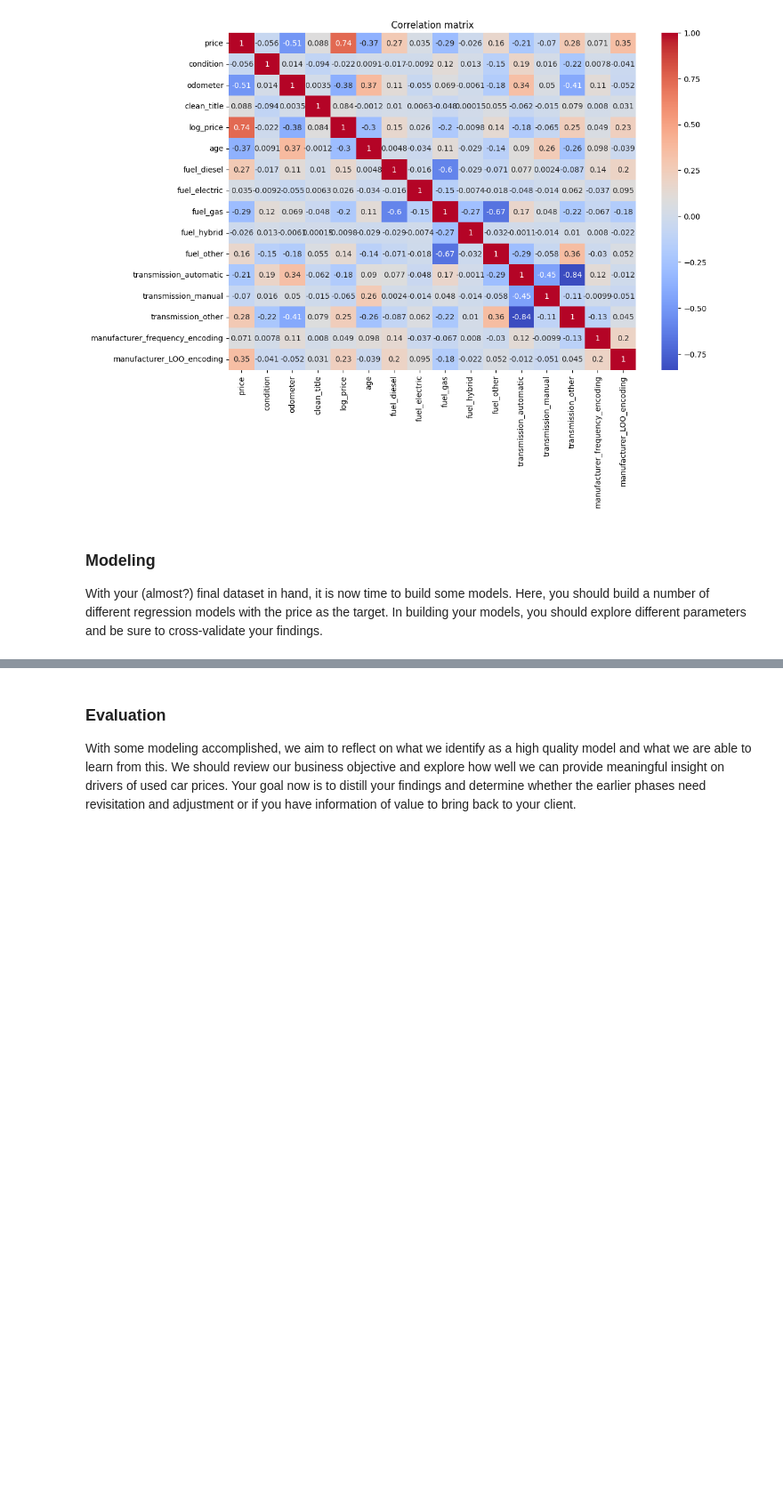
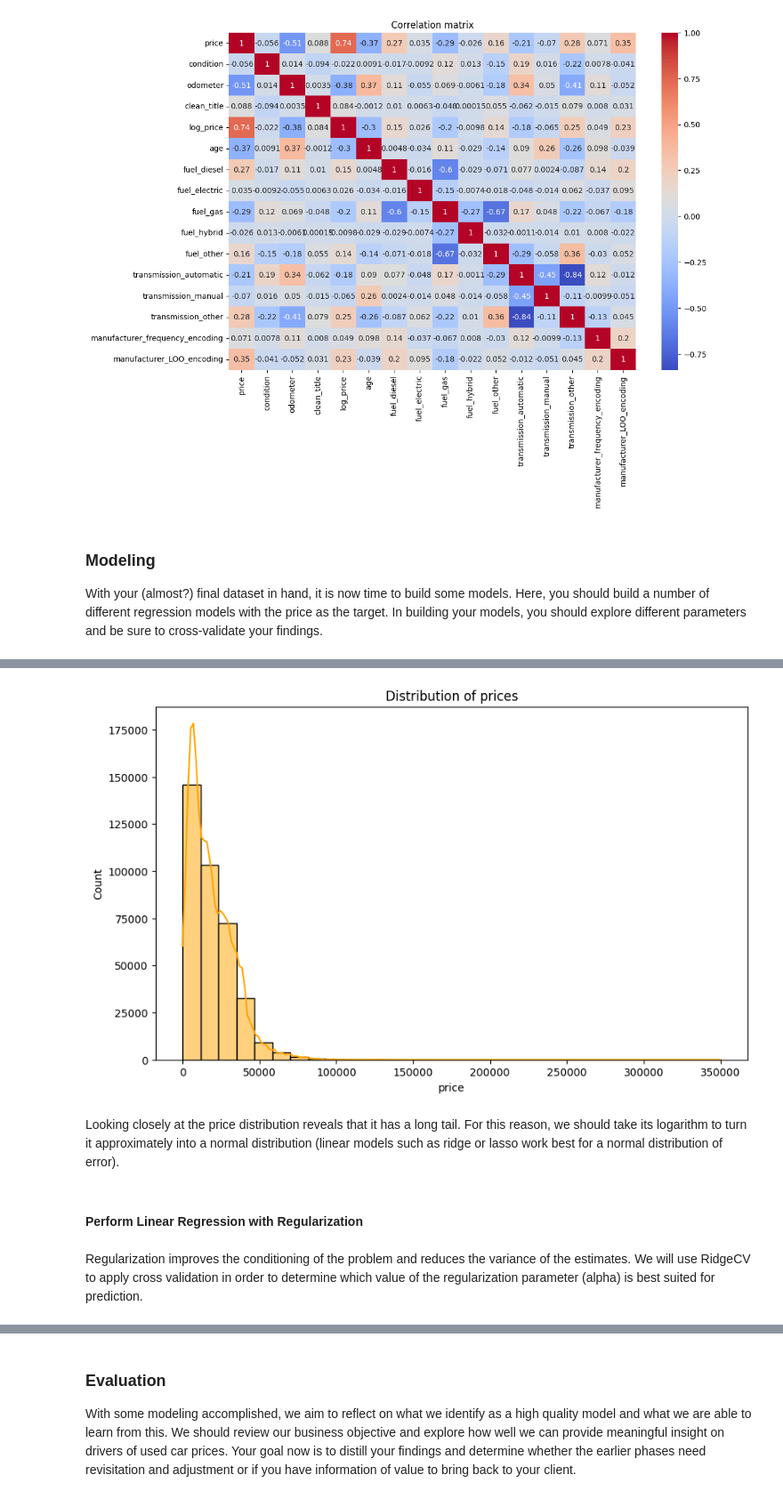
Before and after one commit to dmtrinh/used-car-prices, a Jupyter notebook: prompt_II.ipynb, the cells around one changed output, grey strips where cells are left out. Shown at 89% size. Drawn from its saved outputs; the diff is of its cells as text; code cells hidden in the pictures; blank space fills up the shorter version.

```diff
--- a/prompt_II.ipynb
+++ b/prompt_II.ipynb
@@ -673,0 +700,11 @@ With your (almost?) final dataset in hand, it is now time to build some models.
+# %%
+plt.figure(figsize=(10, 6))
+sns.histplot(cars_df_cleaned, x='price', kde=True, bins=30, color='orange' )
+plt.title('Distribution of prices')
+plt.show()
+# %% [output]
+[figure, added]
+# %% [markdown]
+Looking closely at the price distribution reveals that it has a long tail.  For this reason, we should take its logarithm to turn it approximately into a normal distribution (linear models such as ridge or lasso work best for a normal distribution of error).
+# %% [markdown]
+#### Perform Linear Regression with Regularization
@@ -673,0 +719,2 @@ With your (almost?) final dataset in hand, it is now time to build some models.
+# %% [markdown]
+Regularization improves the conditioning of the problem and reduces the variance of the estimates. We will use RidgeCV to apply cross validation in order to determine which value of the regularization parameter (alpha) is best suited for prediction.
```
Also changed, not shown: parts of 18 cells of this notebook, 1 other file.
